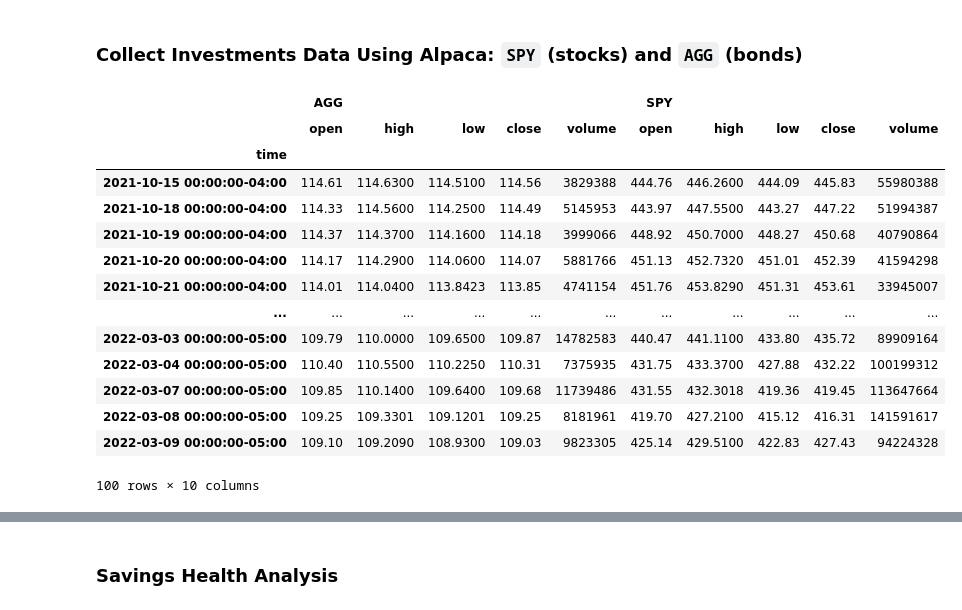
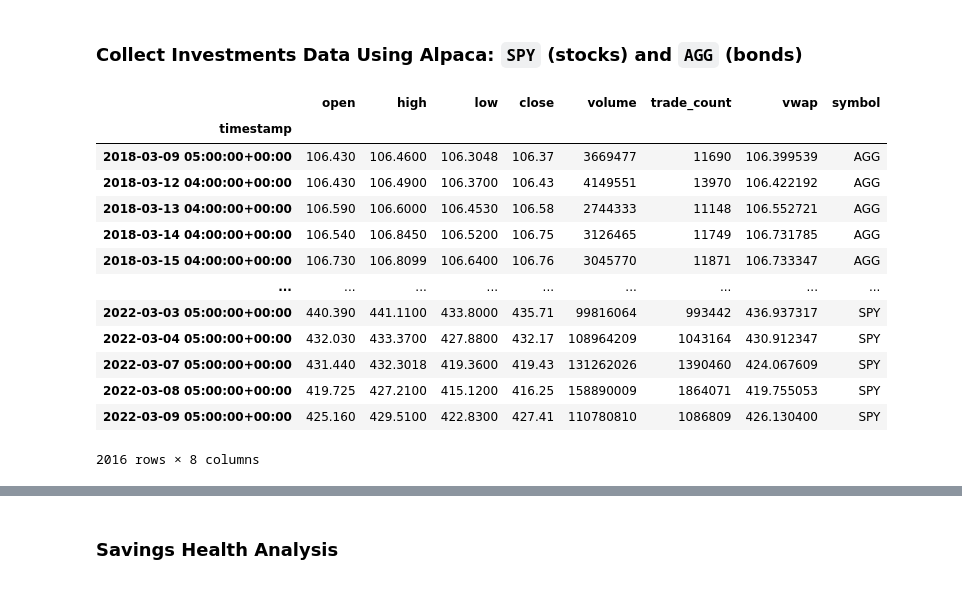
Before and after one commit to tarikthomas/python-homework, a Jupyter notebook: Unit 5 -Finance Planning/financial-planner.ipynb, the cells around one changed output, grey strips where cells are left out. Drawn from its saved outputs; the diff is of its cells as text; code cells hidden in the pictures.

```diff
--- a/Unit 5 -Finance Planning/financial-planner.ipynb
+++ b/Unit 5 -Finance Planning/financial-planner.ipynb
@@ -65,38 +65,44 @@ alpaca = tradeapi.REST(
     api_version="v2")
 # %%
 # Format current date as ISO format
-start_day = pd.Timestamp("2018-03-09", tz="America/New_York").isoformat()
-today = pd.Timestamp("2022-03-09", tz="America/New_York").isoformat()
+start_date = pd.Timestamp("2018-03-09", tz="America/New_York")
+start_date_str = start_date.isoformat()
+end_date = pd.Timestamp("2022-03-09", tz="America/New_York")
+end_date_str = end_date.isoformat()
 # Set the tickers
 tickers = ["AGG", "SPY"]
 
 # Set timeframe to '1D' for Alpaca API
 timeframe = "1D"
 
 # Get current closing prices for SPY and AGG
 # (use a limit=1000 parameter to call the most recent 1000 days of data)
-df_portfolio = alpaca.get_barset(
-    tickers,
-    timeframe,
-    start = start_day,
-    end = today
-).df
+# df_portfolio = alpaca.get_barset(
+#     tickers,
+#     timeframe,
+#     start = start_day,
+#     end = today
+# ).df
+
+df_portfolio = alpaca.get_bars(tickers,
+                               tradeapi.TimeFrame.Day,
+                               start_date_str,
+                               end_date_str).df
 #tried to get around 1000 days of data, however it seems that they only have data since 2021 which is only one year
 # Preview DataFrame
 df_portfolio
 # %% [output]
-|  | AGG |  |  |  |  | SPY |  |  |  |  |
-|  | open | high | low | close | volume | open | high | low | close | volume |
-| time |  |  |  |  |  |  |  |  |  |  |
-| 2021-10-15 00:00:00-04:00 | 114.61 | 114.6300 | 114.5100 | 114.56 | 3829388 | 444.76 | 446.2600 | 444.09 | 445.83 | 55980388 |
-| 2021-10-18 00:00:00-04:00 | 114.33 | 114.5600 | 114.2500 | 114.49 | 5145953 | 443.97 | 447.5500 | 443.27 | 447.22 | 51994387 |
-| 2021-10-19 00:00:00-04:00 | 114.37 | 114.3700 | 114.1600 | 114.18 | 3999066 | 448.92 | 450.7000 | 448.27 | 450.68 | 40790864 |
-| 2021-10-20 00:00:00-04:00 | 114.17 | 114.2900 | 114.0600 | 114.07 | 5881766 | 451.13 | 452.7320 | 451.01 | 452.39 | 41594298 |
-| 2021-10-21 00:00:00-04:00 | 114.01 | 114.0400 | 113.8423 | 113.85 | 4741154 | 451.76 | 453.8290 | 451.31 | 453.61 | 33945007 |
-| ... | ... | ... | ... | ... | ... | ... | ... | ... | ... | ... |
-| 2022-03-03 00:00:00-05:00 | 109.79 | 110.0000 | 109.6500 | 109.87 | 14782583 | 440.47 | 441.1100 | 433.80 | 435.72 | 89909164 |
-| 2022-03-04 00:00:00-05:00 | 110.40 | 110.5500 | 110.2250 | 110.31 | 7375935 | 431.75 | 433.3700 | 427.88 | 432.22 | 100199312 |
-| 2022-03-07 00:00:00-05:00 | 109.85 | 110.1400 | 109.6400 | 109.68 | 11739486 | 431.55 | 432.3018 | 419.36 | 419.45 | 113647664 |
-| 2022-03-08 00:00:00-05:00 | 109.25 | 109.3301 | 109.1201 | 109.25 | 8181961 | 419.70 | 427.2100 | 415.12 | 416.31 | 141591617 |
-| 2022-03-09 00:00:00-05:00 | 109.10 | 109.2090 | 108.9300 | 109.03 | 9823305 | 425.14 | 429.5100 | 422.83 | 427.43 | 94224328 |
+|  | open | high | low | close | volume | trade_count | vwap | symbol |
+| timestamp |  |  |  |  |  |  |  |  |
+| 2018-03-09 05:00:00+00:00 | 106.430 | 106.4600 | 106.3048 | 106.37 | 3669477 | 11690 | 106.399539 | AGG |
+| 2018-03-12 04:00:00+00:00 | 106.430 | 106.4900 | 106.3700 | 106.43 | 4149551 | 13970 | 106.422192 | AGG |
+| 2018-03-13 04:00:00+00:00 | 106.590 | 106.6000 | 106.4530 | 106.58 | 2744333 | 11148 | 106.552721 | AGG |
+| 2018-03-14 04:00:00+00:00 | 106.540 | 106.8450 | 106.5200 | 106.75 | 3126465 | 11749 | 106.731785 | AGG |
+| 2018-03-15 04:00:00+00:00 | 106.730 | 106.8099 | 106.6400 | 106.76 | 3045770 | 11871 | 106.733347 | AGG |
+| ... | ... | ... | ... | ... | ... | ... | ... | ... |
+| 2022-03-03 05:00:00+00:00 | 440.390 | 441.1100 | 433.8000 | 435.71 | 99816064 | 993442 | 436.937317 | SPY |
+| 2022-03-04 05:00:00+00:00 | 432.030 | 433.3700 | 427.8800 | 432.17 | 108964209 | 1043164 | 430.912347 | SPY |
+| 2022-03-07 05:00:00+00:00 | 431.440 | 432.3018 | 419.3600 | 419.43 | 131262026 | 1390460 | 424.067609 | SPY |
+| 2022-03-08 05:00:00+00:00 | 419.725 | 427.2100 | 415.1200 | 416.25 | 158890009 | 1864071 | 419.755053 | SPY |
+| 2022-03-09 05:00:00+00:00 | 425.160 | 429.5100 | 422.8300 | 427.41 | 110780810 | 1086809 | 426.130400 | SPY |
-100 rows × 10 columns
+2016 rows × 8 columns
```
Also changed, not shown: parts of 15 cells of this notebook, 1 other file.
